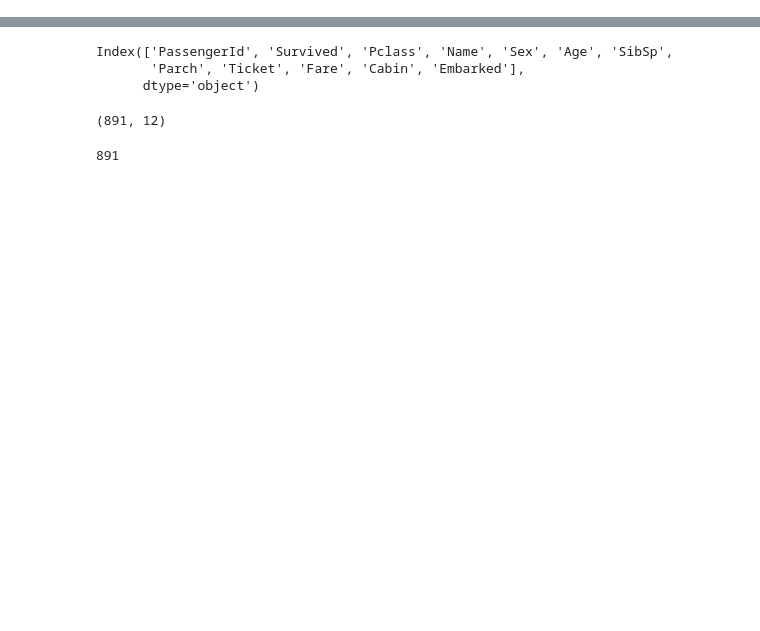
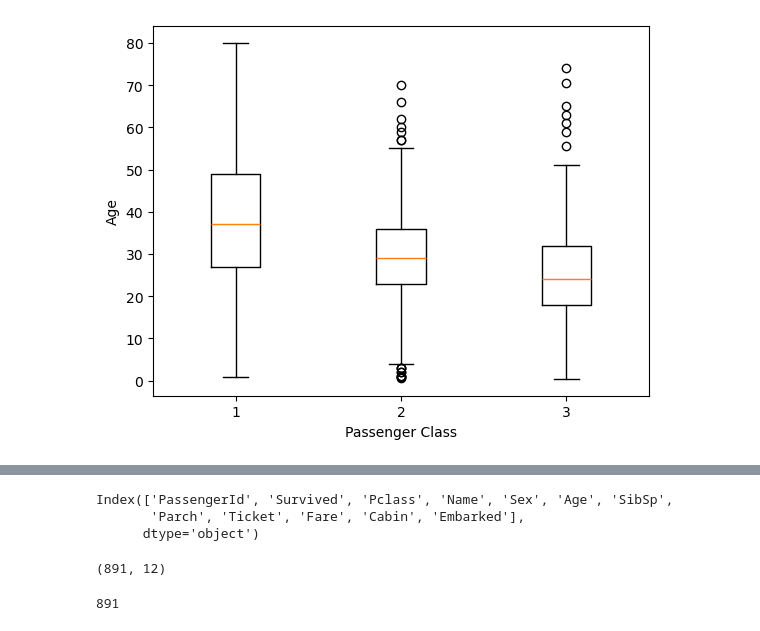
Before and after one commit to SaswataA04/eda, a Jupyter notebook: eda_notebook_1.ipynb, the cells around one changed output, grey strips where cells are left out. Drawn from its saved outputs; the diff is of its cells as text; code cells hidden in the pictures; blank space fills up the shorter version.

```diff
--- a/eda_notebook_1.ipynb
+++ b/eda_notebook_1.ipynb
@@ -4,0 +29,13 @@ df = pd.read_csv('train_eda.csv')
+# %%
+data = [
+    df[df['Pclass']==1]['Age'].dropna(),
+    df[df['Pclass']==2]['Age'].dropna(),
+    df[df['Pclass']==3]['Age'].dropna()
+]
+
+plt.boxplot(data, labels=[1,2,3])
+plt.xlabel("Passenger Class")
+plt.ylabel("Age")
+plt.show()
+# %% [output]
+[figure, added]
```
Also changed, not shown: parts of 6 cells of this notebook.
